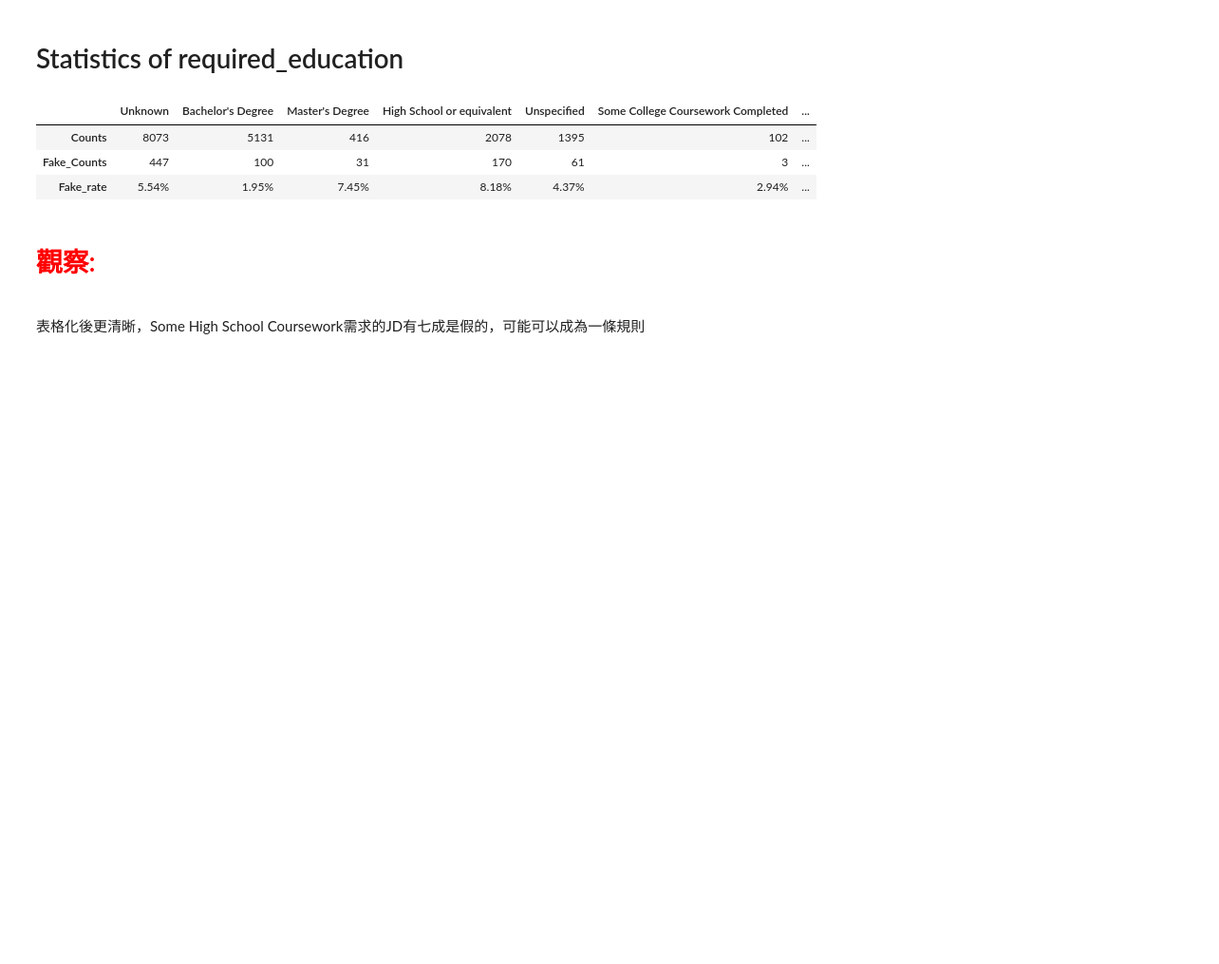
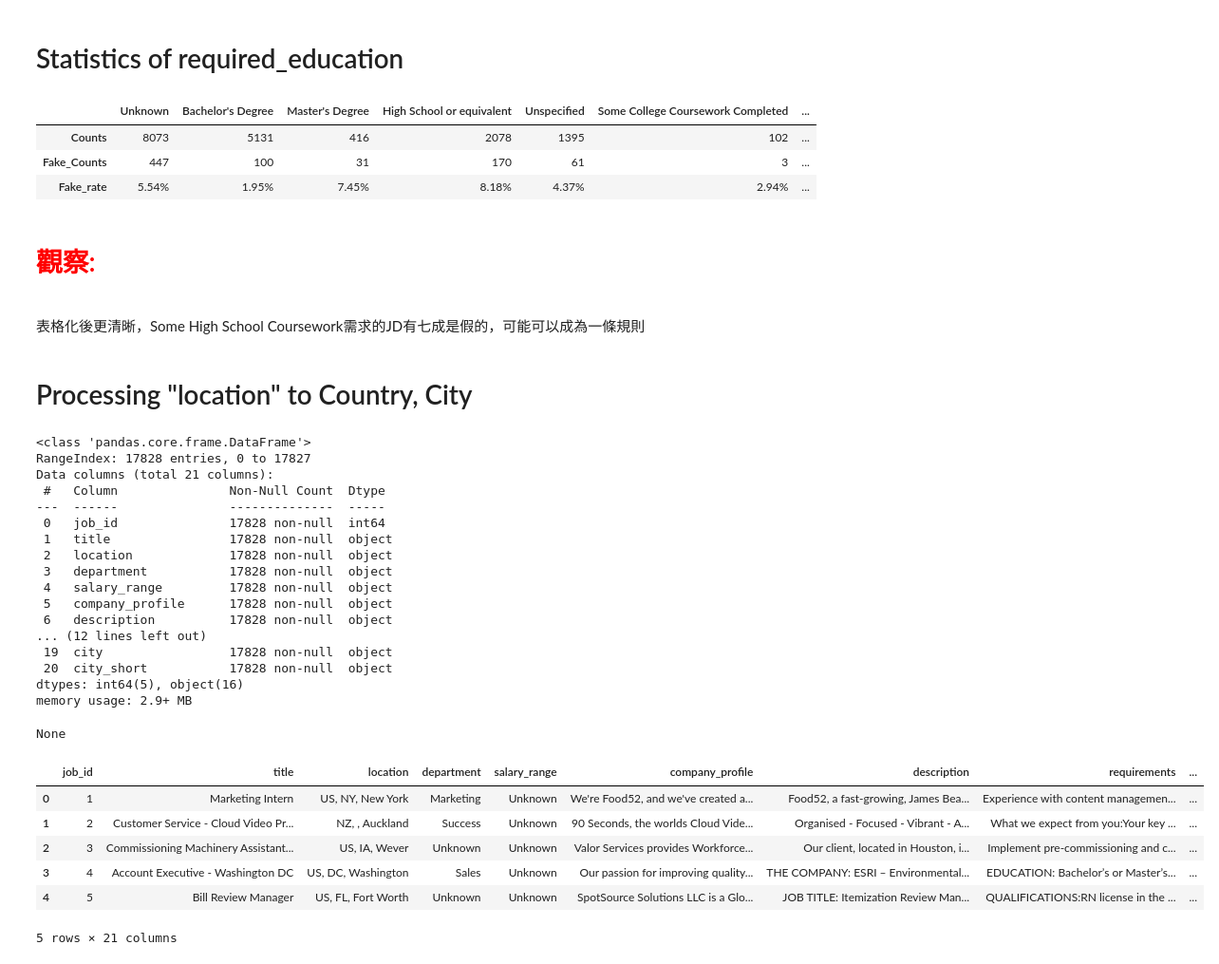
Before and after one commit to BillGuess/job_postings_analysis, a Jupyter notebook: job_postings_analysis.ipynb, the cells around one changed output. Shown: that part at 95% size. Saved outputs shown, nothing was run; the diff lists cells and outputs as text; code cells hidden in the pictures; blank space fills up the shorter version.

```diff
--- a/job_postings_analysis.ipynb
+++ b/job_postings_analysis.ipynb
@@ -581,3 +581,65 @@ display(pd.DataFrame([required_education_counts, required_education_fake_counts,
 # %% [markdown]
 <h1 style="color:red;">觀察:</h1><br>
 表格化後更清晰，Some High School Coursework需求的JD有七成是假的，可能可以成為一條規則<br>
+# %% [markdown]
+# Processing "location" to Country, City
+# %%
+# extend the location
+country_name = []
+city_name = []
+city_name_short = []
+
+# Text processing
+for location in job_data_df['location']:
+    split_location = location.replace(' ', '').split(',')
+
+    # split rule 1
+    if len(split_location) == 2:
+        split_location = [split_location[0],'Unknow', split_location[1]]
+
+    # split rule 2
+    if len(split_location) == 1:
+        split_location = [split_location[0],'Unknow','Unknow']
+
+    # split rule 3
+    if len(split_location) == 0:
+        split_location = ['Unknow','Unknow','Unknow']
+
+    country_name.append(split_location[0])
+    city_name.append(split_location[2])
+    city_name_short.append(split_location[1])
+
+# Add column to table
+job_data_df['country'] = country_name
+job_data_df['city'] = city_name
+job_data_df['city_short'] = city_name_short
+
+# show info
+display(job_data_df.info(verbose=True))
+display(job_data_df.head())
+# %% [output]
+<class 'pandas.core.frame.DataFrame'>
+RangeIndex: 17828 entries, 0 to 17827
+Data columns (total 21 columns):
+ #   Column               Non-Null Count  Dtype
+---  ------               --------------  -----
+ 0   job_id               17828 non-null  int64
+ 1   title                17828 non-null  object
+ 2   location             17828 non-null  object
+ 3   department           17828 non-null  object
+ 4   salary_range         17828 non-null  object
+ 5   company_profile      17828 non-null  object
+ 6   description          17828 non-null  object
+... (12 lines left out)
+ 19  city                 17828 non-null  object
+ 20  city_short           17828 non-null  object
+dtypes: int64(5), object(16)
+memory usage: 2.9+ MB
+None
+|  | job_id | title | location | department | salary_range | company_profile | description | requirements | ... |
+| 0 | 1 | Marketing Intern | US, NY, New York | Marketing | Unknown | We're Food52, and we've created a... | Food52, a fast-growing, James Bea... | Experience with content managemen... | ... |
+| 1 | 2 | Customer Service - Cloud Video Pr... | NZ, , Auckland | Success | Unknown | 90 Seconds, the worlds Cloud Vide... | Organised - Focused - Vibrant - A... | What we expect from you:Your key ... | ... |
+| 2 | 3 | Commissioning Machinery Assistant... | US, IA, Wever | Unknown | Unknown | Valor Services provides Workforce... | Our client, located in Houston, i... | Implement pre-commissioning and c... | ... |
+| 3 | 4 | Account Executive - Washington DC | US, DC, Washington | Sales | Unknown | Our passion for improving quality... | THE COMPANY: ESRI – Environmental... | EDUCATION: Bachelor’s or Master’s... | ... |
+| 4 | 5 | Bill Review Manager | US, FL, Fort Worth | Unknown | Unknown | SpotSource Solutions LLC is a Glo... | JOB TITLE: Itemization Review Man... | QUALIFICATIONS:RN license in the ... | ... |
+5 rows × 21 columns
```
Also changed, not shown: parts of 6 cells of this notebook.
